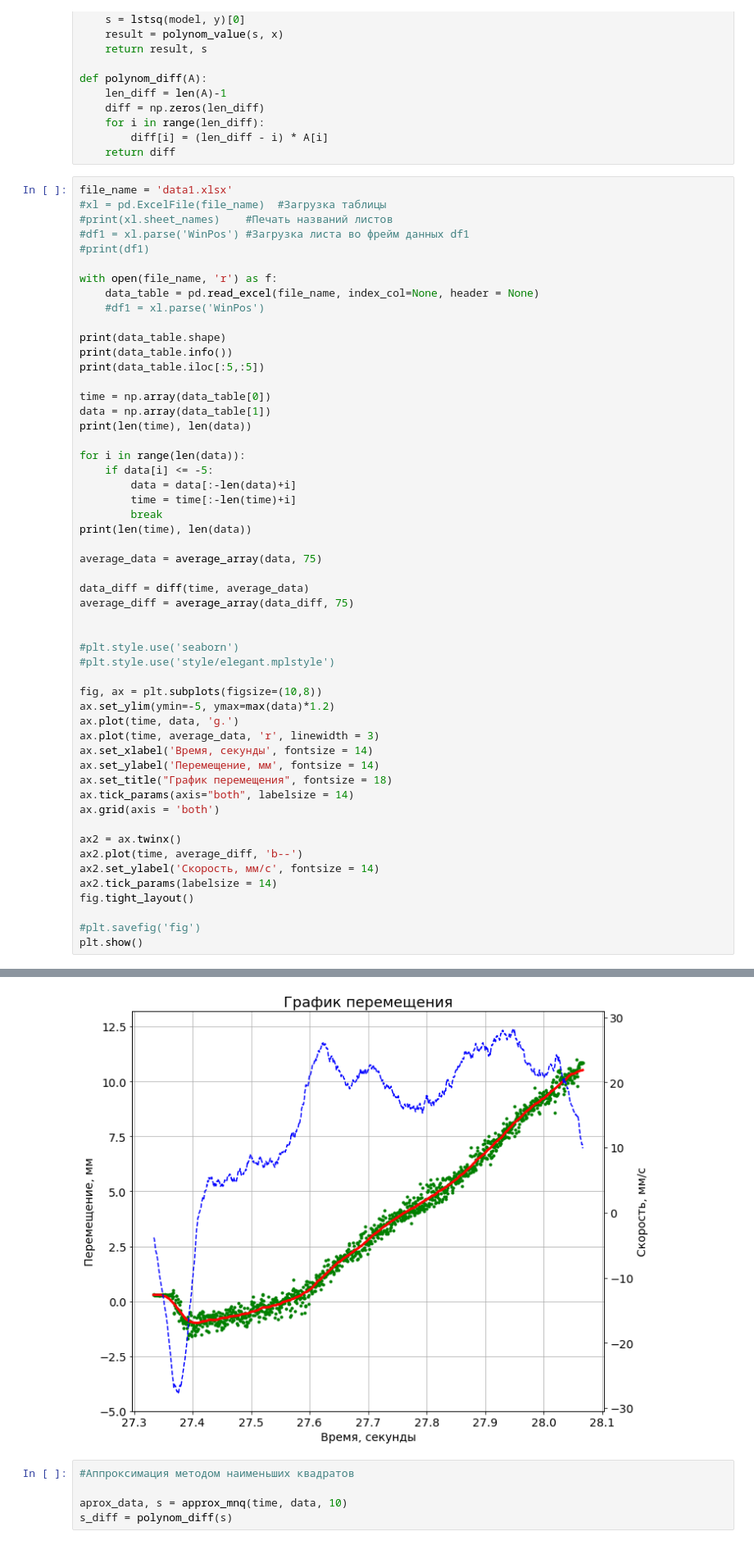
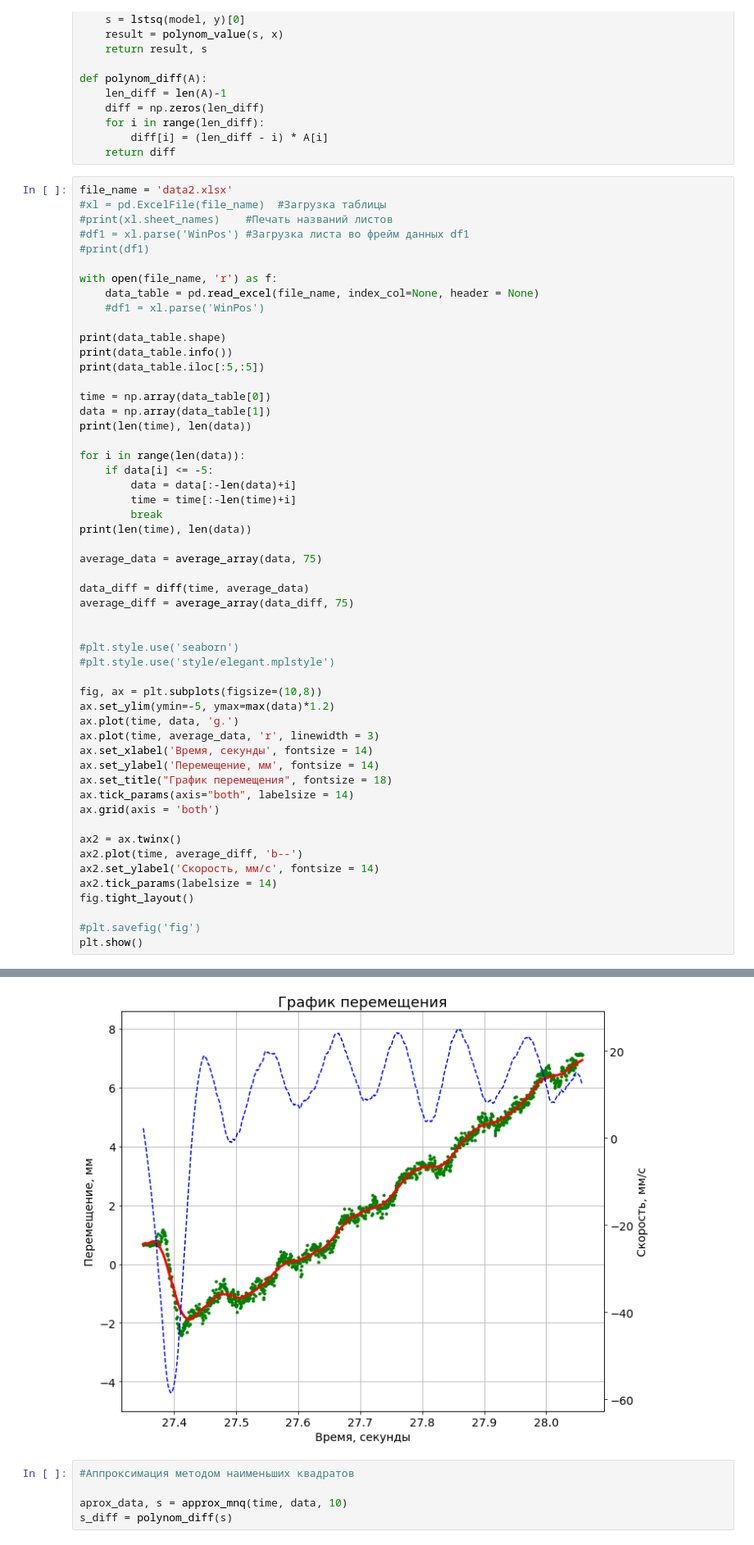
Before and after one commit to MargaritaWraith/ProcessingDataSensors, a Jupyter notebook: Работа с данными.ipynb, the cells around one changed output, grey strips where cells are left out. Shown at 82% size. Drawn from its saved outputs; the diff is of its cells as text.

```diff
--- a/Работа с данными.ipynb
+++ b/Работа с данными.ipynb
@@ -66,7 +65,7 @@ def polynom_diff(A):
         diff[i] = (len_diff - i) * A[i]
     return diff
 # %%
-file_name = 'data1.xlsx'
+file_name = 'data2.xlsx'
 #xl = pd.ExcelFile(file_name)  #Загрузка таблицы
 #print(xl.sheet_names)    #Печать названий листов
 #df1 = xl.parse('WinPos') #Загрузка листа во фрейм данных df1
@@ -139,4 +138,4 @@ None
-[figure, old version]
+[figure, new version]
 # %%
 #Аппроксимация методом наименьших квадратов
 
```
Also changed, not shown: parts of 5 cells of this notebook, 1 other file.
